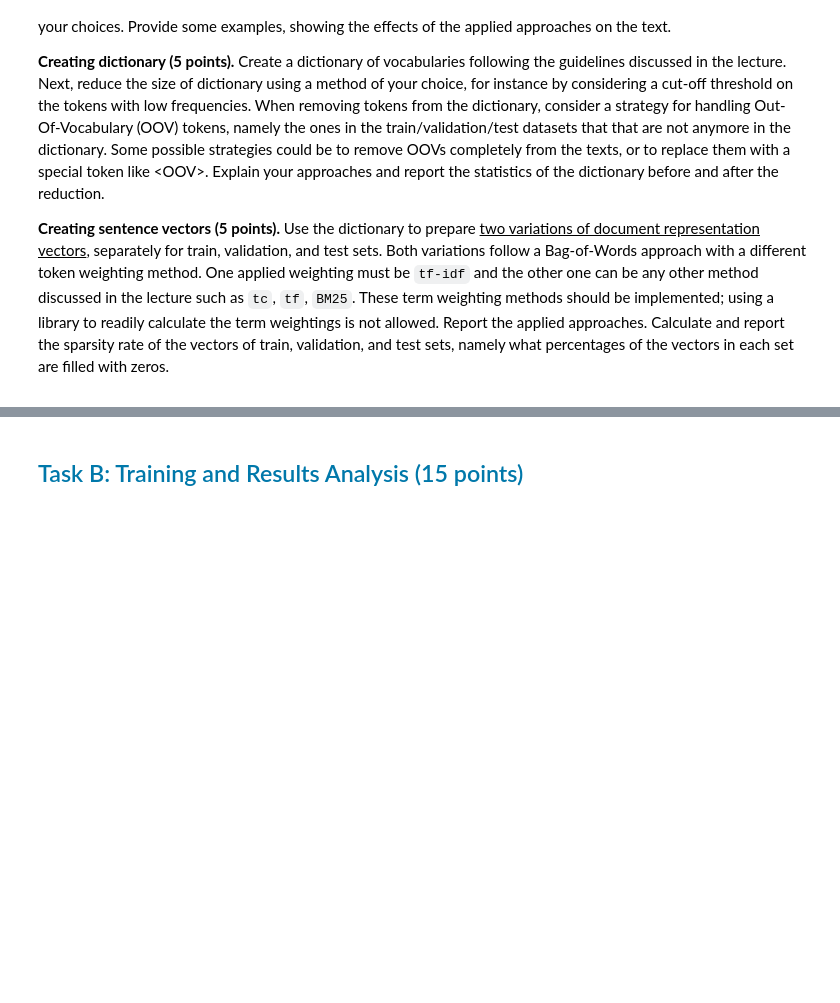
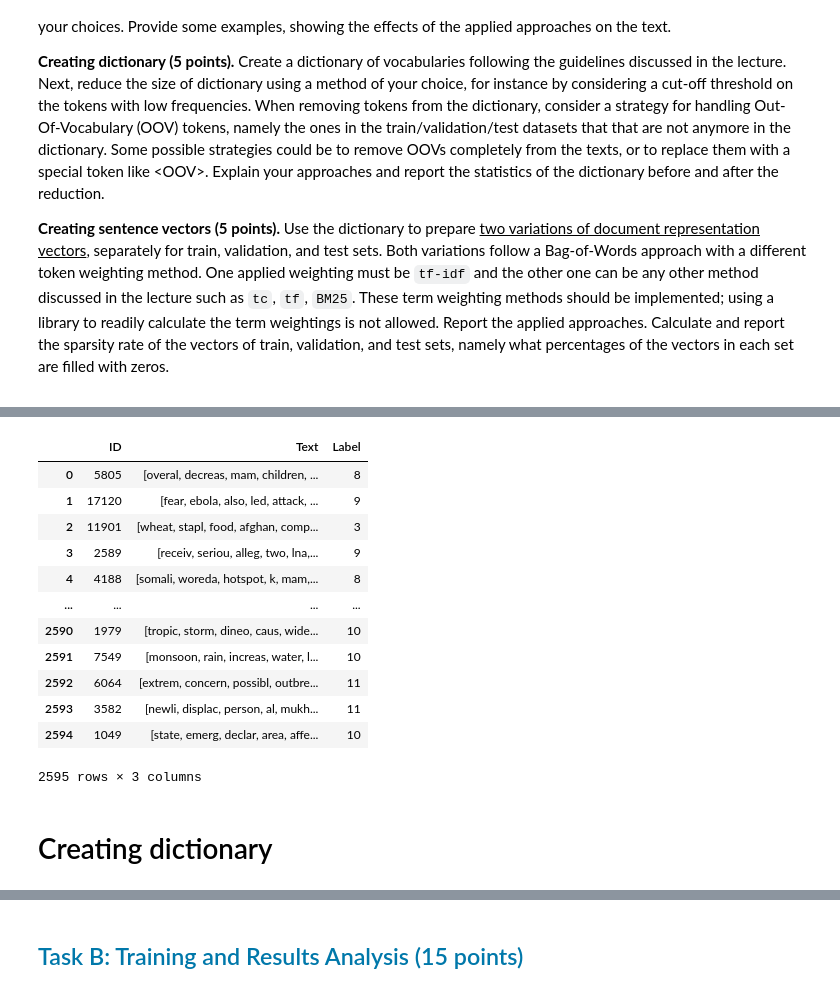
Before and after one commit to ozoin/NLP_Project, a Jupyter notebook: Assignment1.ipynb, the cells around one changed output, grey strips where cells are left out. Saved outputs shown, nothing was run; the diff lists cells and outputs as text; code cells hidden in the pictures; blank space fills up the shorter version.

```diff
--- a/Assignment1.ipynb
+++ b/Assignment1.ipynb
@@ -159,3 +145,21 @@ def preprocessing(df):
 df_test_prepr = preprocessing(df_test)
 df_train_prepr = preprocessing(df_train)
 df_valid_prepr = preprocessing(df_valid)
+# %%
+df_test_prepr
+# %% [output]
+|  | ID | Text | Label |
+| 0 | 5805 | [overal, decreas, mam, children, ... | 8 |
+| 1 | 17120 | [fear, ebola, also, led, attack, ... | 9 |
+| 2 | 11901 | [wheat, stapl, food, afghan, comp... | 3 |
+| 3 | 2589 | [receiv, seriou, alleg, two, lna,... | 9 |
+| 4 | 4188 | [somali, woreda, hotspot, k, mam,... | 8 |
+| ... | ... | ... | ... |
+| 2590 | 1979 | [tropic, storm, dineo, caus, wide... | 10 |
+| 2591 | 7549 | [monsoon, rain, increas, water, l... | 10 |
+| 2592 | 6064 | [extrem, concern, possibl, outbre... | 11 |
+| 2593 | 3582 | [newli, displac, person, al, mukh... | 11 |
+| 2594 | 1049 | [state, emerg, declar, area, affe... | 10 |
+2595 rows × 3 columns
+# %% [markdown]
+# Creating dictionary
```
Also changed, not shown: parts of 14 cells of this notebook.
